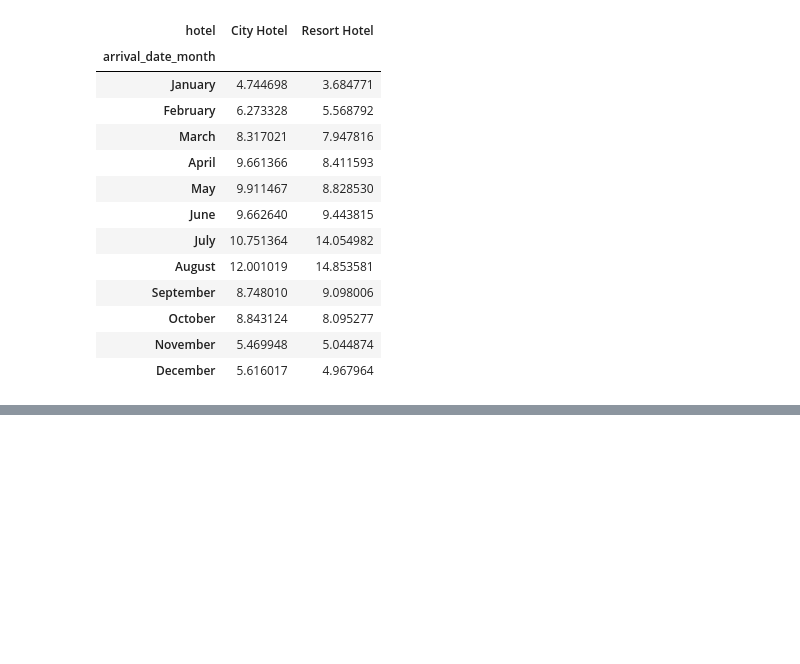
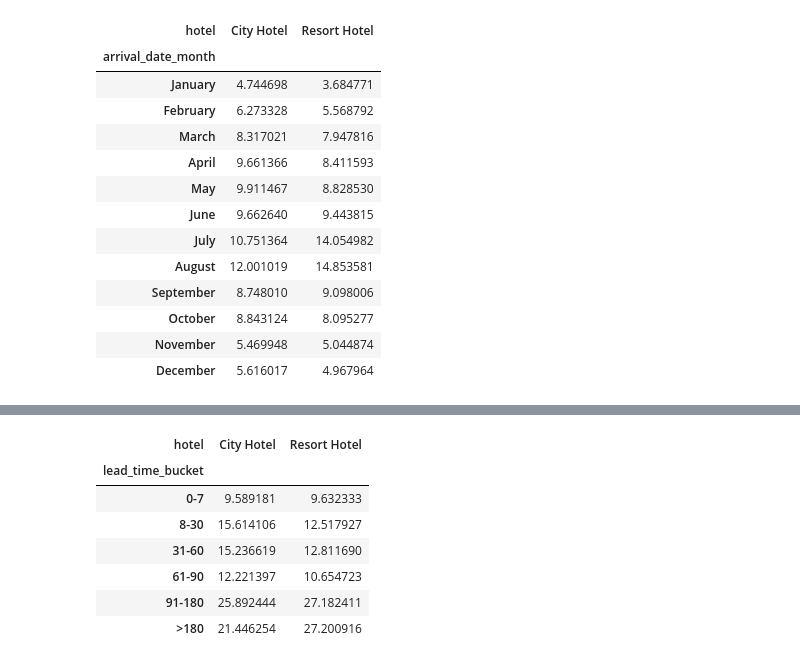
Before and after one commit to Kaevin-boi/Revenue-management-hotel, a Jupyter notebook: Notebooks/01_eda_revenue_management.ipynb, the cells around one changed output, grey strips where cells are left out. Cells and saved outputs as stored; diff of their text form; code cells hidden in the pictures; blank space fills up the shorter version.

```diff
--- a/Notebooks/01_eda_revenue_management.ipynb
+++ b/Notebooks/01_eda_revenue_management.ipynb
@@ -572,0 +621,24 @@ monthly_hotel_share
+# %%
+lead_time_hotel_share = (
+    df_clean.groupby(
+        ["lead_time_bucket", "hotel"],
+        observed=True
+    )["total_nights"]
+    .sum()
+    .unstack()
+    .div(
+        df_clean.groupby("hotel")["total_nights"].sum()
+    )
+    .mul(100)
+)
+
+lead_time_hotel_share
+# %% [output]
+| hotel | City Hotel | Resort Hotel |
+| lead_time_bucket |  |  |
+| 0-7 | 9.589181 | 9.632333 |
+| 8-30 | 15.614106 | 12.517927 |
+| 31-60 | 15.236619 | 12.811690 |
+| 61-90 | 12.221397 | 10.654723 |
+| 91-180 | 25.892444 | 27.182411 |
+| >180 | 21.446254 | 27.200916 |
```
Also changed, not shown: parts of 7 cells of this notebook.
